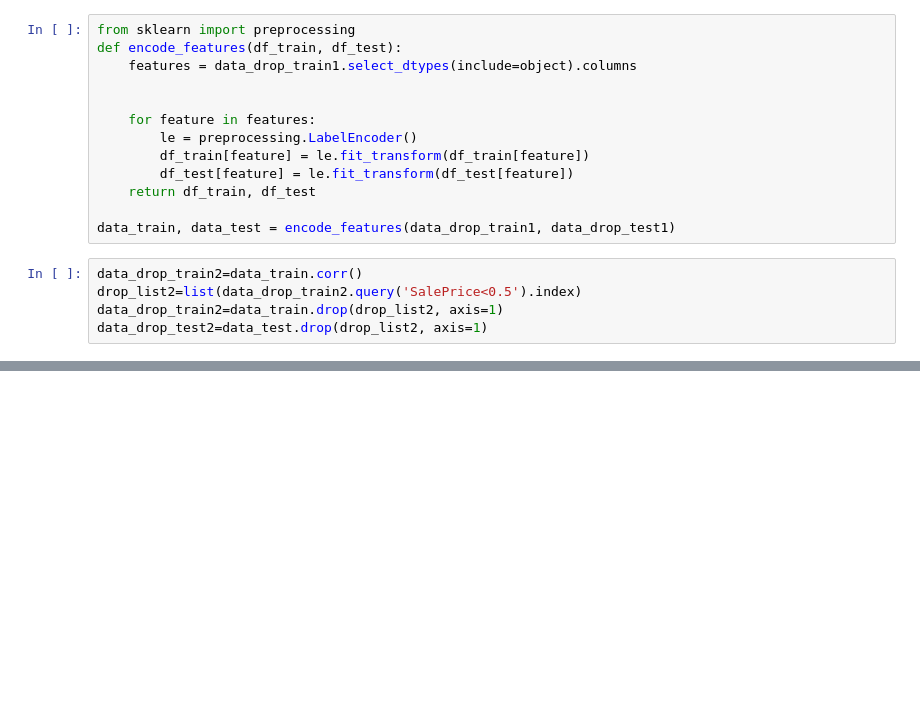
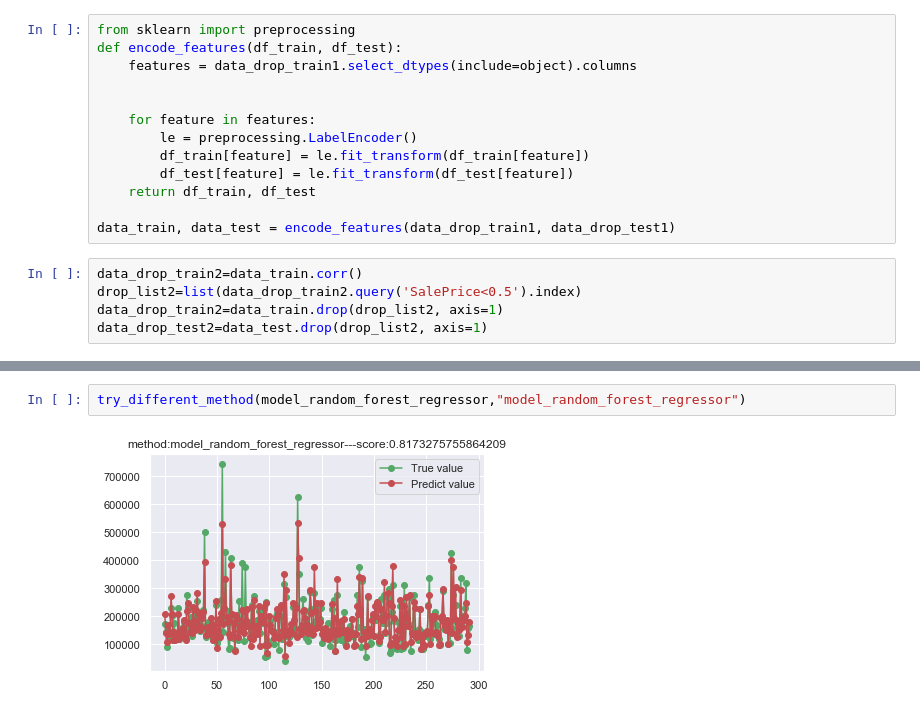
Before and after one commit to kfvris/house_price, a Jupyter notebook: housePrices.ipynb, the cells around one changed output, grey strips where cells are left out. Cells and saved outputs as stored; diff of their text form; blank space fills up the shorter version.

```diff
--- a/housePrices.ipynb
+++ b/housePrices.ipynb
@@ -147,0 +160,4 @@ data_test1
+# %%
+try_different_method(model_random_forest_regressor,"model_random_forest_regressor")
+# %% [output]
+[figure, added]
```
Also changed, not shown: parts of 24 cells of this notebook, 1 other file.
